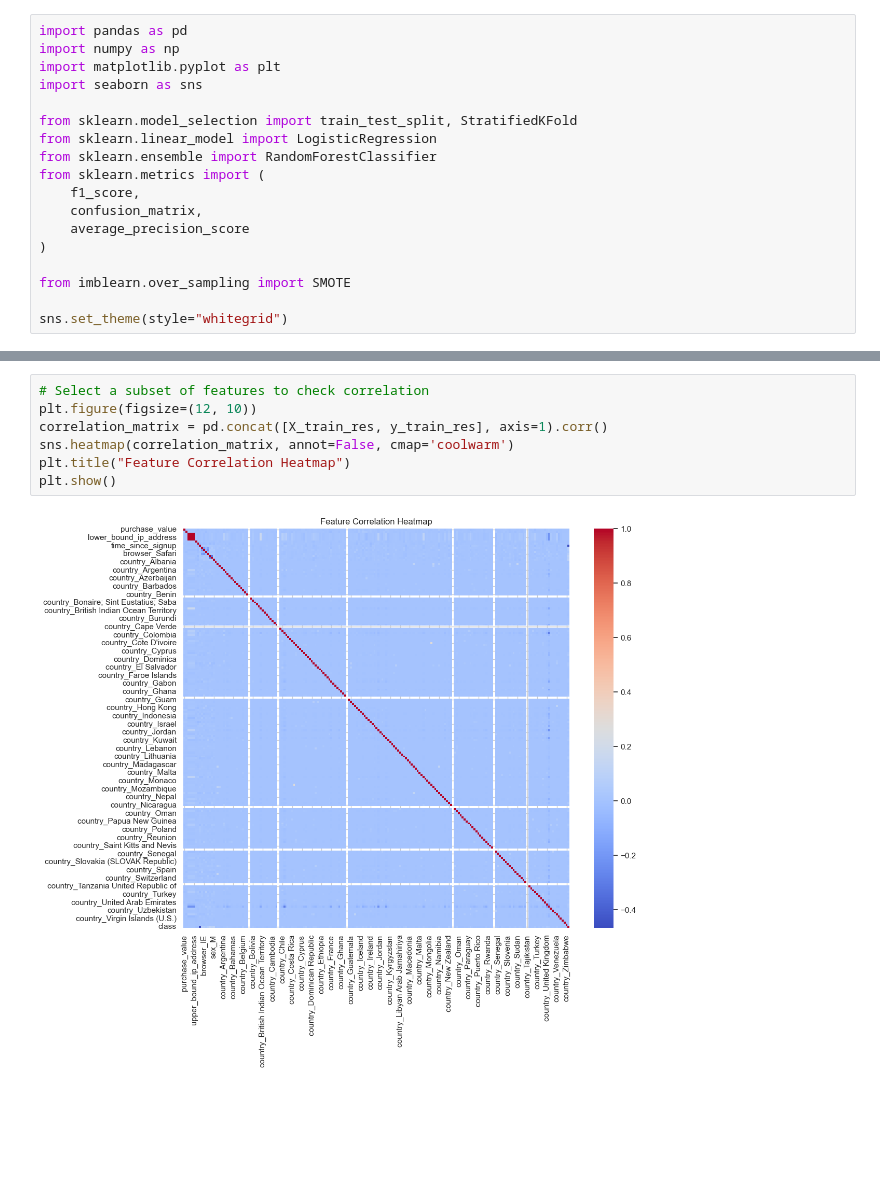
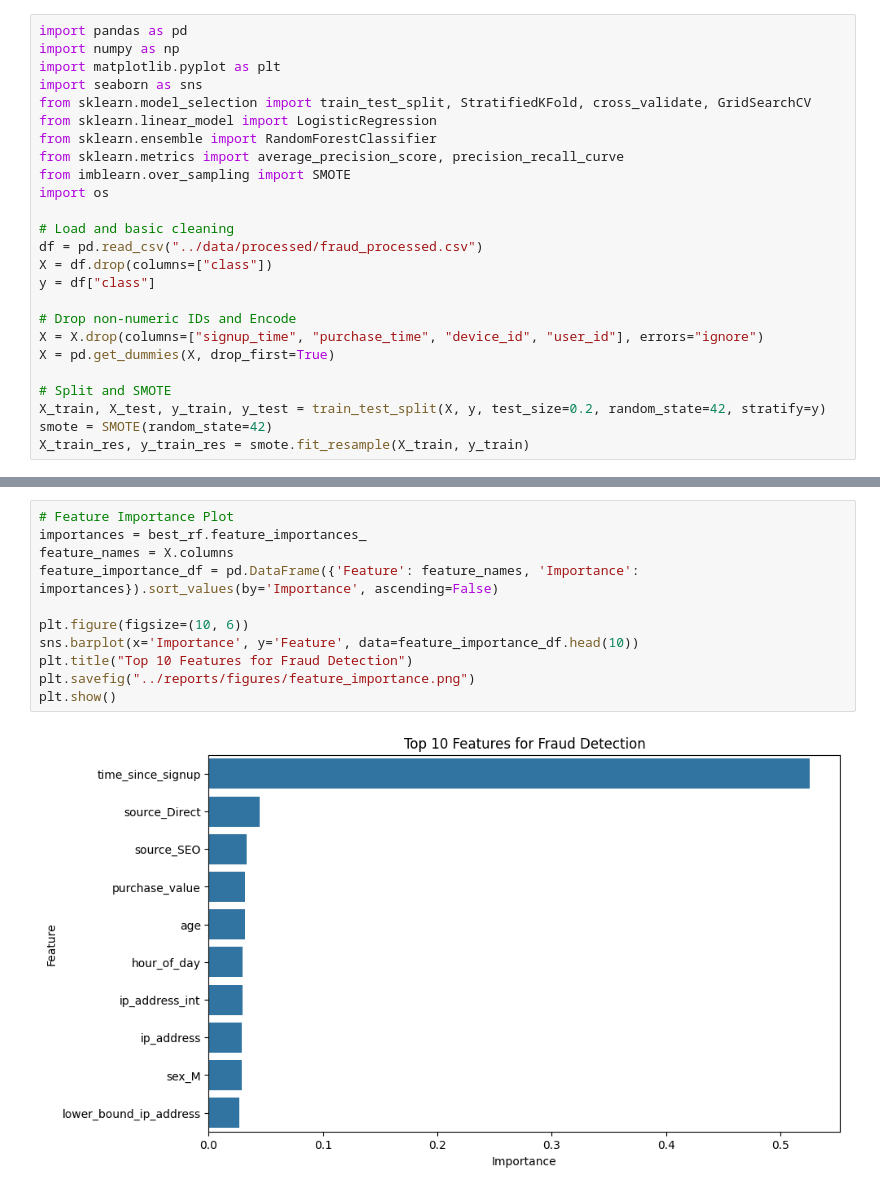
Before and after one commit to Yodahe2021/fraud-detection, a Jupyter notebook: notebooks/modeling.ipynb, the cells around one changed output, grey strips where cells are left out. Drawn from its saved outputs; the diff is of its cells as text; blank space fills up the shorter version.

```diff
--- a/notebooks/modeling.ipynb
+++ b/notebooks/modeling.ipynb
@@ -3,16 +126,23 @@ import pandas as pd
 import numpy as np
 import matplotlib.pyplot as plt
 import seaborn as sns
-
-from sklearn.model_selection import train_test_split, StratifiedKFold
+from sklearn.model_selection import train_test_split, StratifiedKFold, cross_validate, GridSearchCV
 from sklearn.linear_model import LogisticRegression
 from sklearn.ensemble import RandomForestClassifier
-from sklearn.metrics import (
-    f1_score,
-    confusion_matrix,
-    average_precision_score
-)
+from sklearn.metrics import average_precision_score, precision_recall_curve
+from imblearn.over_sampling import SMOTE
+import os
 
-from imblearn.over_sampling import SMOTE
+# Load and basic cleaning
+df = pd.read_csv("../data/processed/fraud_processed.csv")
+X = df.drop(columns=["class"])
+y = df["class"]
 
-sns.set_theme(style="whitegrid")
+# Drop non-numeric IDs and Encode
+X = X.drop(columns=["signup_time", "purchase_time", "device_id", "user_id"], errors="ignore")
+X = pd.get_dummies(X, drop_first=True)
+
+# Split and SMOTE
+X_train, X_test, y_train, y_test = train_test_split(X, y, test_size=0.2, random_state=42, stratify=y)
+smote = SMOTE(random_state=42)
+X_train_res, y_train_res = smote.fit_resample(X_train, y_train)
@@ -138,9 +149,13 @@ Passing `palette` without assigning `hue` is deprecated and will be removed in v
-# %%
-# Select a subset of features to check correlation
-plt.figure(figsize=(12, 10))
-correlation_matrix = pd.concat([X_train_res, y_train_res], axis=1).corr()
-sns.heatmap(correlation_matrix, annot=False, cmap='coolwarm')
-plt.title("Feature Correlation Heatmap")
-plt.show()
-# %% [output]
-[figure, removed]
+# %%
+# Feature Importance Plot
+importances = best_rf.feature_importances_
+feature_names = X.columns
+feature_importance_df = pd.DataFrame({'Feature': feature_names, 'Importance': importances}).sort_values(by='Importance', ascending=False)
+
+plt.figure(figsize=(10, 6))
+sns.barplot(x='Importance', y='Feature', data=feature_importance_df.head(10))
+plt.title("Top 10 Features for Fraud Detection")
+plt.savefig("../reports/figures/feature_importance.png")
+plt.show()
+# %% [output]
+[figure, added]
```
Also changed, not shown: parts of 14 cells of this notebook, 4 other files.
